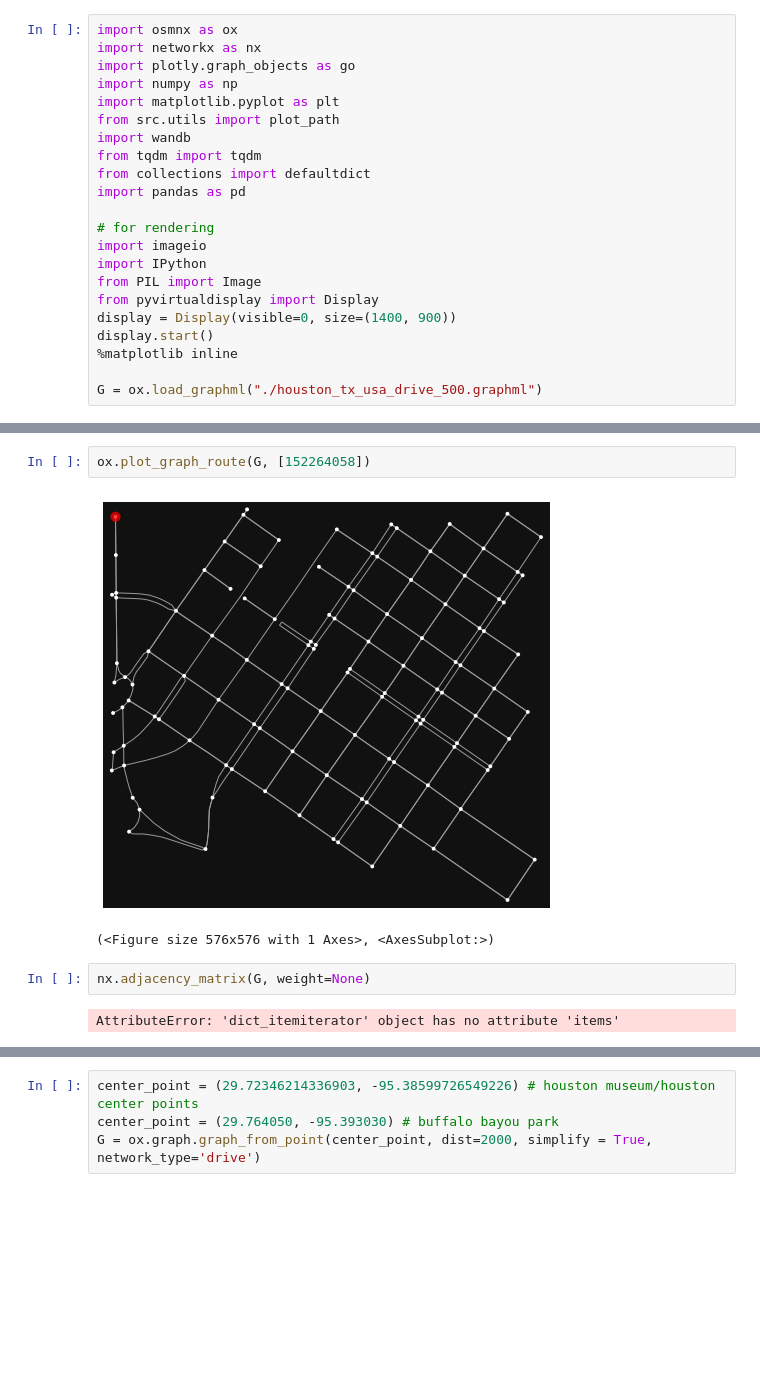
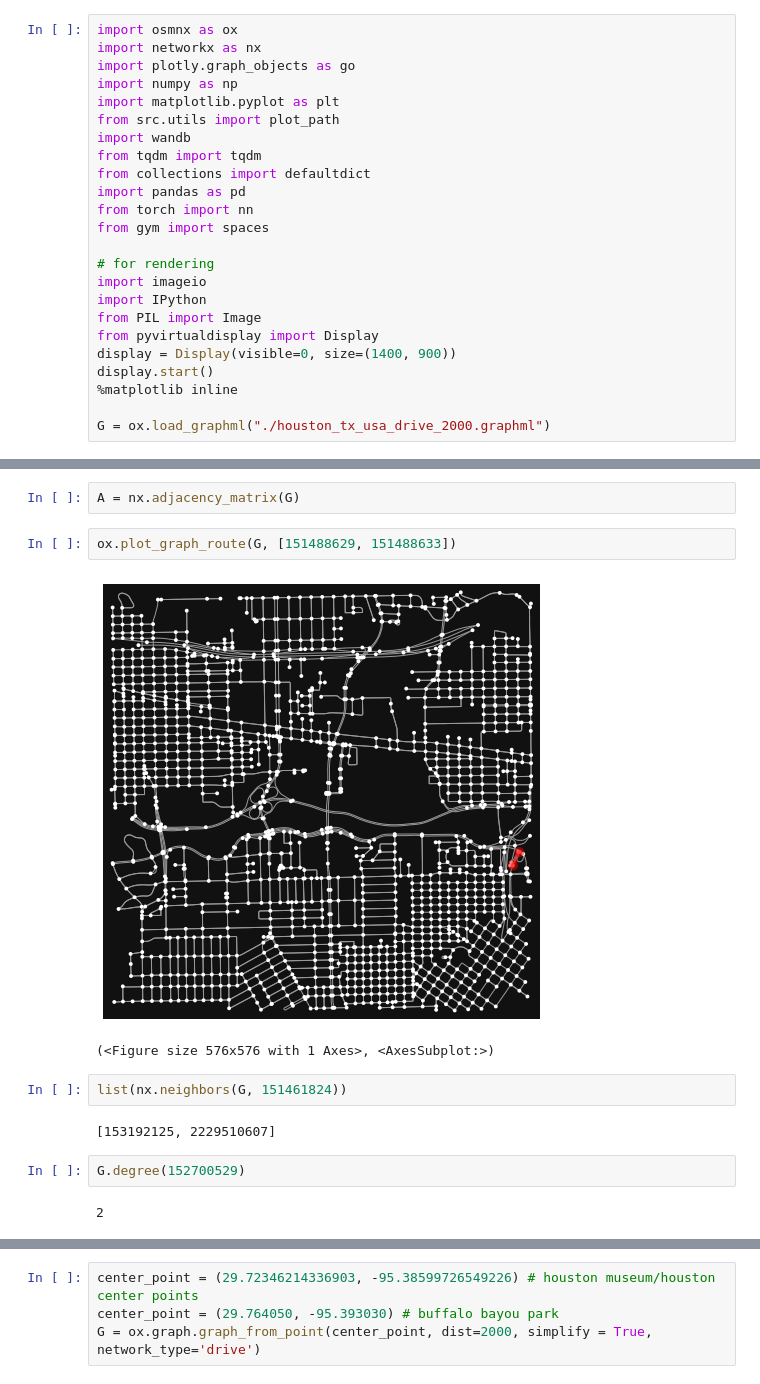
Before and after one commit to dyllanwli/GraphRouteOptimizationRL, a Jupyter notebook: gym_osmnx.ipynb, the cells around one changed output, grey strips where cells are left out. Drawn from its saved outputs; the diff is of its cells as text; blank space fills up the shorter version.

```diff
--- a/gym_osmnx.ipynb
+++ b/gym_osmnx.ipynb
@@ -9,6 +9,8 @@ import wandb
 from tqdm import tqdm
 from collections import defaultdict
 import pandas as pd
+from torch import nn
+from gym import spaces
 
 # for rendering
 import imageio
@@ -19,4 +21,4 @@ display = Display(visible=0, size=(1400, 900))
 display.start()
 %matplotlib inline
 
-G = ox.load_graphml("./houston_tx_usa_drive_500.graphml")
+G = ox.load_graphml("./houston_tx_usa_drive_2000.graphml")
@@ -26,9 +87,15 @@ df = pd.read_csv(df_path)
+# %%
+A = nx.adjacency_matrix(G)
 # %%
-ox.plot_graph_route(G, [152264058])
+ox.plot_graph_route(G, [151488629, 151488633])
 # %% [output]
-[figure, old version]
+[figure, new version]
 (<Figure size 576x576 with 1 Axes>, <AxesSubplot:>)
-# %%
-nx.adjacency_matrix(G, weight=None)
-# %% [output]
-AttributeError: 'dict_itemiterator' object has no attribute 'items'
+# %%
+list(nx.neighbors(G, 151461824))
+# %% [output]
+[153192125, 2229510607]
+# %%
+G.degree(152700529)
+# %% [output]
+2
```
Also changed, not shown: parts of 18 cells of this notebook, 4 other files.
